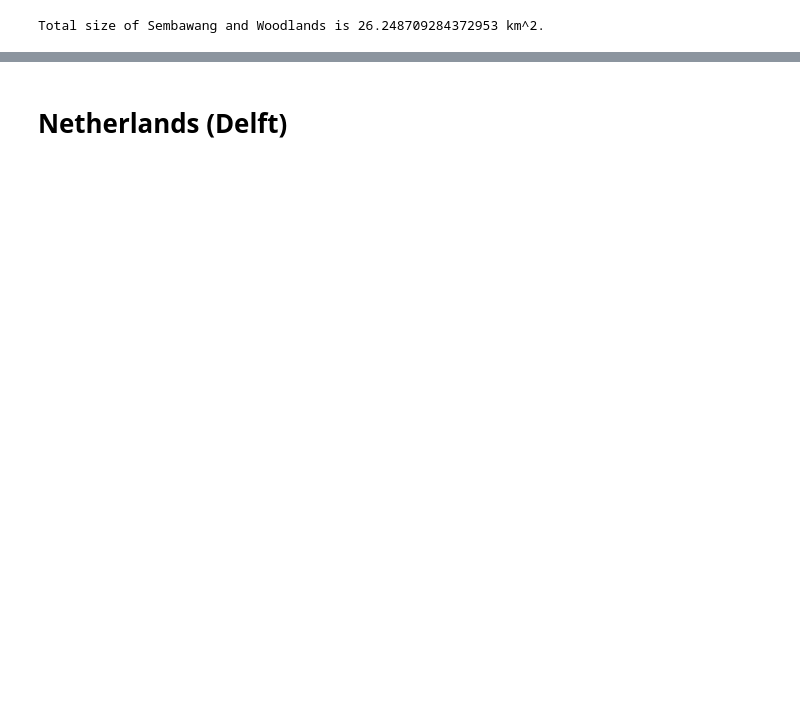
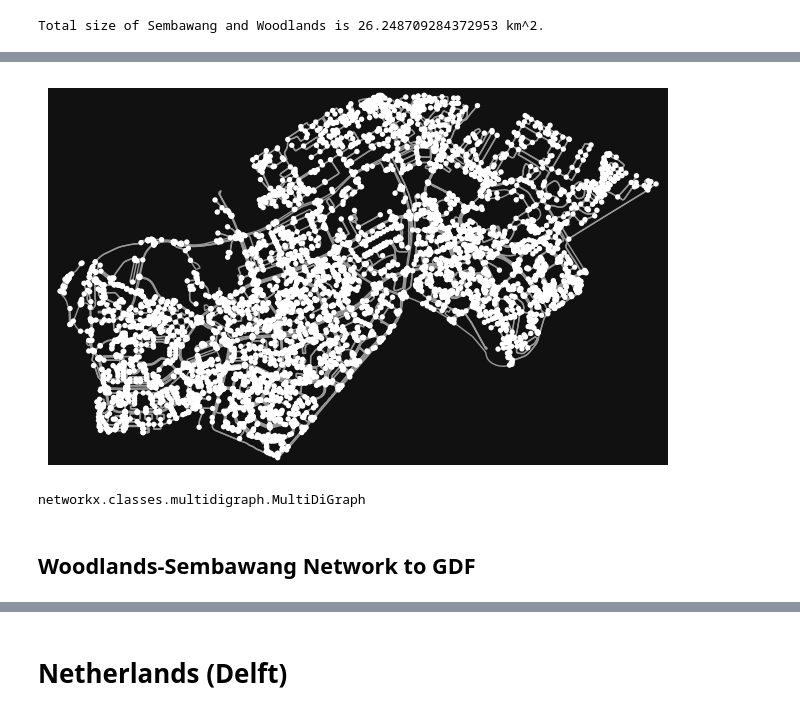
Before and after one commit to nicholas-ko-zy/blog-post-illustrations, a Jupyter notebook: 20260404_TransportationSeparation/networks.ipynb, the cells around one changed output, grey strips where cells are left out. Cells and saved outputs as stored; diff of their text form; code cells hidden in the pictures; blank space fills up the shorter version.

```diff
--- a/20260404_TransportationSeparation/networks.ipynb
+++ b/20260404_TransportationSeparation/networks.ipynb
@@ -95,0 +111,10 @@ Total size of Sembawang and Woodlands is 26.248709284372953 km^2.
+# %%
+fig, ax = ox.plot.plot_graph(wlds_semb_bike_network)
+# %% [output]
+[figure, added]
+# %%
+type(wlds_semb_road_network)
+# %% [output]
+networkx.classes.multidigraph.MultiDiGraph
+# %% [markdown]
+## Woodlands-Sembawang Network to GDF
```
Also changed, not shown: parts of 21 cells of this notebook, 9 other files.
